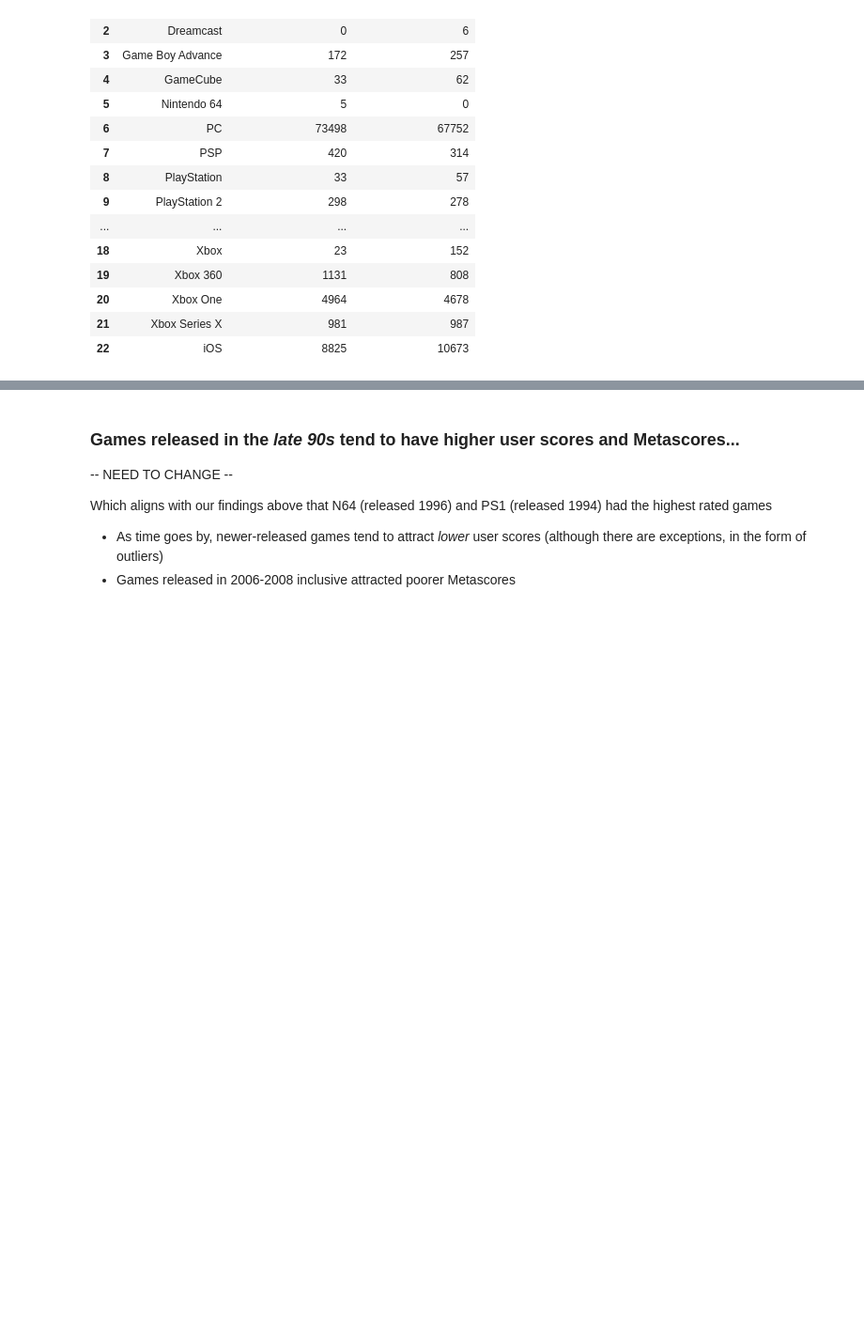
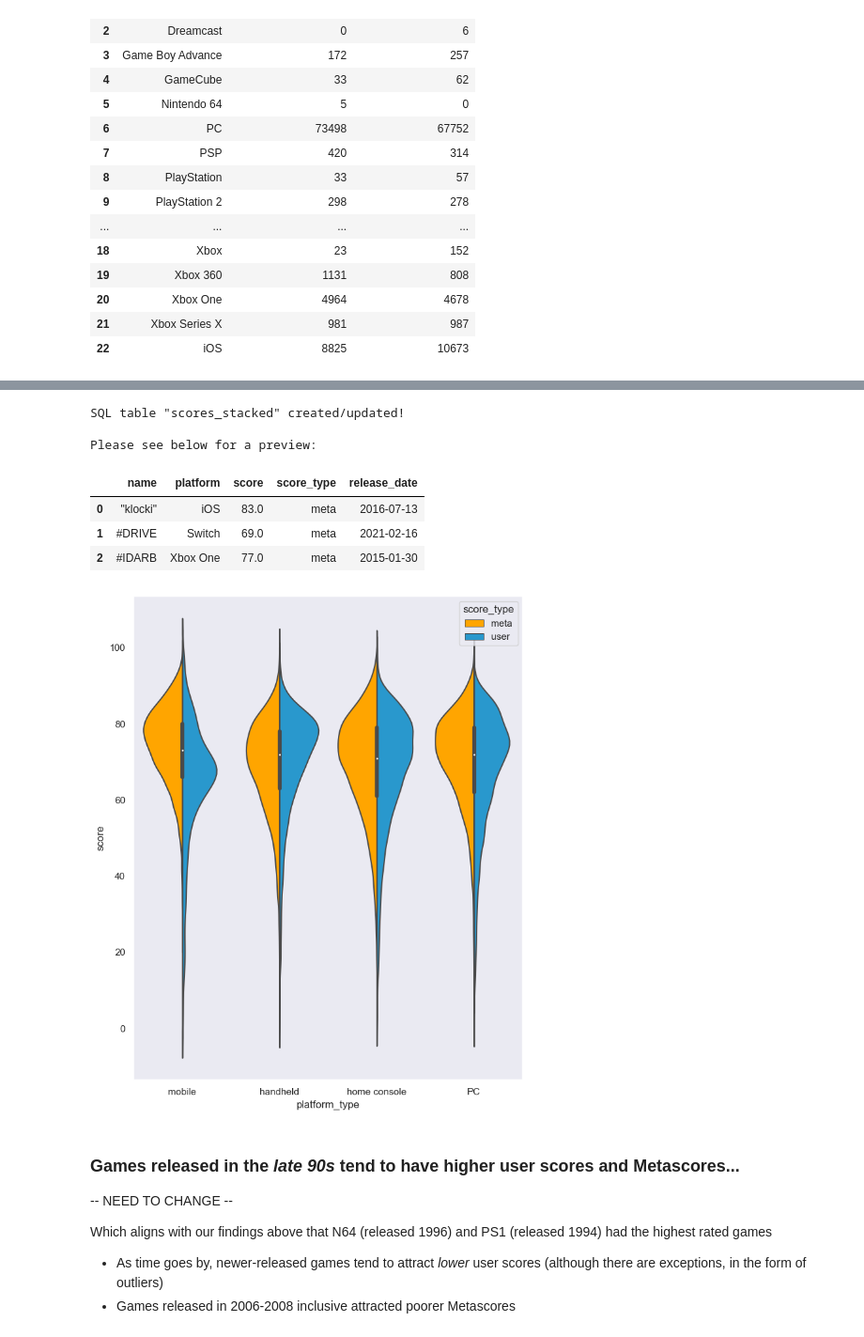
Before and after one commit to henrylin03/video-games, a Jupyter notebook: analysis.ipynb, the cells around one changed output, grey strips where cells are left out. Shown at 94% size. Saved outputs shown, nothing was run; the diff lists cells and outputs as text; code cells hidden in the pictures; blank space fills up the shorter version.

Commit message:
Add analysis on platform types

```diff
--- a/analysis.ipynb
+++ b/analysis.ipynb
@@ -509,3 +461,48 @@ OperationalError: (sqlite3.OperationalError) no such table: scores_unpivoted
+# %%
+def classify_melted_table_by_platform_type(sql_table_name: str):
+    scores_stacked_df = melt_table_by_score_type(sql_table_name)
+    df_to_sql_table("scores_stacked", scores_stacked_df)
+
+    HANDHELDS = ["3DS", "DS", "Game Boy Advance", "PSP", "PlayStation Vita", "Switch"]
+    classify_platforms_query = f"""
+        SELECT *,
+        CASE
+            WHEN platform IN {(*HANDHELDS,)} THEN 'handheld'
+            WHEN platform IS 'PC' THEN 'PC'
+            WHEN platform IS 'iOS' THEN 'mobile'
+            ELSE 'home console'
+        END platform_type
+        FROM scores_stacked
+    """
+    platforms_classified_df = pd.read_sql_query(classify_platforms_query, sql_engine)
+
+    return platforms_classified_df
+
+
+def violinplot_handheld_vs_others(sql_table_name: str):
+    plt.figure(figsize=(8, 10))
+    ax = sns.violinplot(
+        data=classify_melted_table_by_platform_type(sql_table_name),
+        x="platform_type",
+        y="score",
+        hue="score_type",
+        split=True,
+        palette=["orange", "#2998cd"],
+        saturation=1,
+    )
+    plt.show()
+
+
+violinplot_handheld_vs_others("games")
+# %% [output]
+SQL table "scores_stacked" created/updated!
+
+Please see below for a preview:
+|  | name | platform | score | score_type | release_date |
+| 0 | "klocki" | iOS | 83.0 | meta | 2016-07-13 |
+| 1 | #DRIVE | Switch | 69.0 | meta | 2021-02-16 |
+| 2 | #IDARB | Xbox One | 77.0 | meta | 2015-01-30 |
+[figure, added]
 # %% [markdown]
 ### Games released in the **_late 90s_** tend to have higher user scores and Metascores...
 
```
Also changed, not shown: parts of 4 cells of this notebook.
